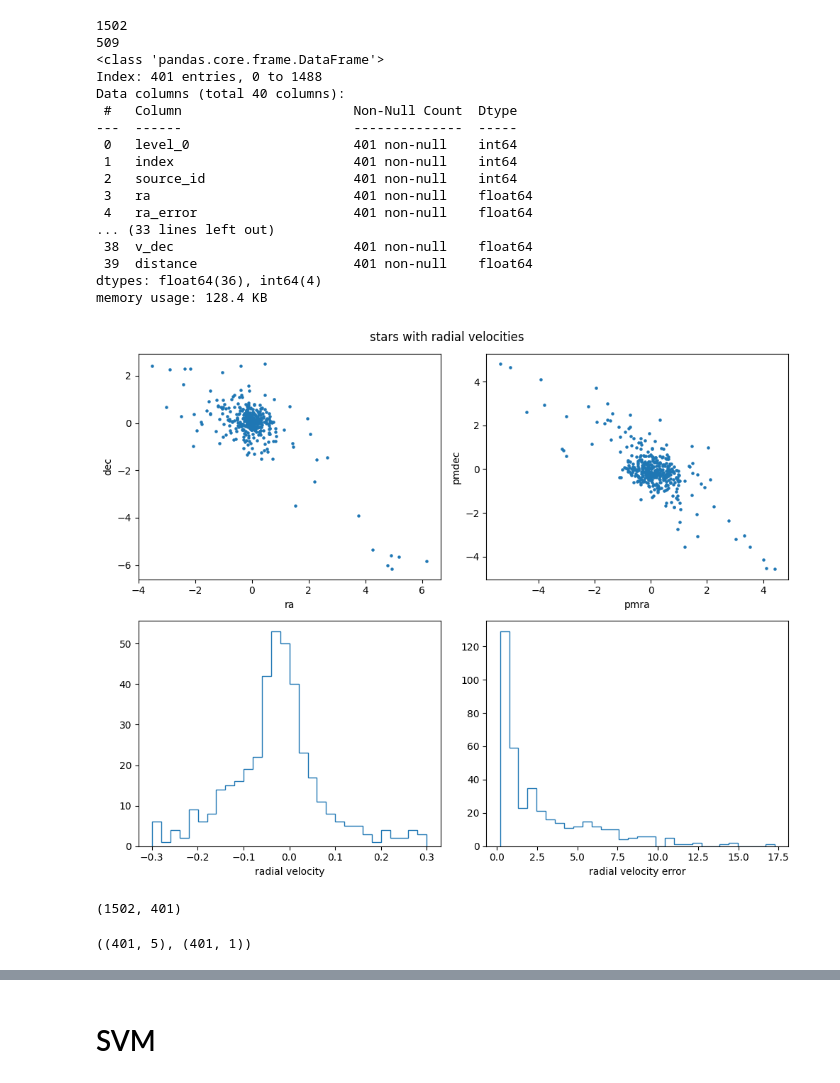
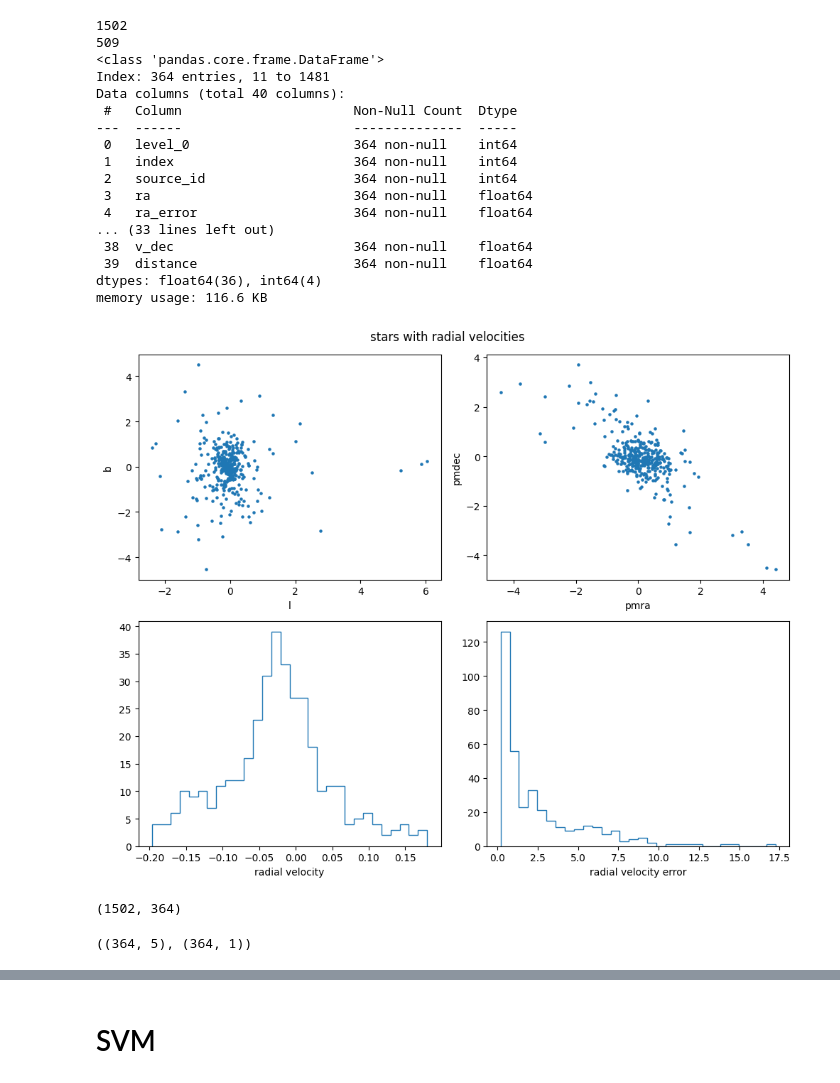
Before and after one commit to stevenalfonso/radial-velocity, a Jupyter notebook: regression_radial_velocity.ipynb, the cells around one changed output, grey strips where cells are left out. Saved outputs shown, nothing was run; the diff lists cells and outputs as text; code cells hidden in the pictures.

```diff
--- a/regression_radial_velocity.ipynb
+++ b/regression_radial_velocity.ipynb
@@ -22,10 +24,13 @@ import statsmodels.api as sm
 # %%
 #cluster_candidates = pd.read_csv('/Users/steven/Documents/CPoint/data/pleiades_candidates.csv')
 cluster_candidates = pd.read_csv('../PleiadesTidalTails/data/clean.csv')
+
 scaler_astrometry = StandardScaler()
 scaler_rv = StandardScaler()
 
-cluster_candidates[['ra','dec','pmra','pmdec','parallax']] = scaler_astrometry.fit_transform(cluster_candidates[['ra','dec','pmra','pmdec','parallax']])
+#cluster_candidates[['ra','dec','pmra','pmdec','parallax']] = scaler_astrometry.fit_transform(cluster_candidates[['ra','dec','pmra','pmdec','parallax']])
+cluster_candidates[['l','b','pmra','pmdec','parallax']] = scaler_astrometry.fit_transform(cluster_candidates[['l','b','pmra','pmdec','parallax']])
+#cluster_candidates[['radial_velocity','radial_velocity_error']] = scaler_rv.fit_transform(cluster_candidates[['radial_velocity','radial_velocity_error']])
 cluster_candidates[['radial_velocity']] = scaler_rv.fit_transform(cluster_candidates[['radial_velocity']])
 
 del cluster_candidates['Unnamed: 0']
@@ -39,70 +44,70 @@ del cluster_candidates['Unnamed: 0']
 print(len(cluster_candidates))
 
 cluster_candidates_rv = cluster_candidates[~cluster_candidates['radial_velocity'].isna()]
-cluster_candidates_rv = cluster_candidates_rv[~cluster_candidates_rv['radial_velocity_error'].isna()]
+#cluster_candidates_rv = cluster_candidates_rv[~cluster_candidates_rv['radial_velocity_error'].isna()]
 print(len(cluster_candidates_rv))
-cluster_candidates_rv = cluster_candidates_rv[(np.abs(cluster_candidates_rv['radial_velocity']) <= 0.3*np.std(cluster_candidates_rv['radial_velocity']))]
+cluster_candidates_rv = cluster_candidates_rv[(np.abs(cluster_candidates_rv['radial_velocity']) <= 0.2*np.std(cluster_candidates_rv['radial_velocity']))]
 cluster_candidates_rv.info()
 # %% [output]
 1502
 509
 <class 'pandas.core.frame.DataFrame'>
-Index: 401 entries, 0 to 1488
+Index: 364 entries, 11 to 1481
 Data columns (total 40 columns):
  #   Column                      Non-Null Count  Dtype
 ---  ------                      --------------  -----
- 0   level_0                     401 non-null    int64
- 1   index                       401 non-null    int64
- 2   source_id                   401 non-null    int64
- 3   ra                          401 non-null    float64
- 4   ra_error                    401 non-null    float64
+ 0   level_0                     364 non-null    int64
+ 1   index                       364 non-null    int64
+ 2   source_id                   364 non-null    int64
+ 3   ra                          364 non-null    float64
+ 4   ra_error                    364 non-null    float64
 ... (33 lines left out)
- 38  v_dec                       401 non-null    float64
- 39  distance                    401 non-null    float64
+ 38  v_dec                       364 non-null    float64
+ 39  distance                    364 non-null    float64
 dtypes: float64(36), int64(4)
-memory usage: 128.4 KB
+memory usage: 116.6 KB
 # %%
 # cluster_candidates_rv[['radial_velocity','radial_velocity_error','ra','dec','pmra','pmdec','parallax']] = \
 #     StandardScaler().fit_transform(cluster_candidates_rv[['radial_velocity','radial_velocity_error','ra','dec','pmra','pmdec','parallax']])
 # %%
 fig, ax = plt.subplots(2,2, figsize=(10,8))
 
 fig.suptitle('stars with radial velocities')
 
-ax[0,0].scatter(cluster_candidates_rv['ra'], cluster_candidates_rv['dec'], s=5)
-ax[0,0].set_xlabel('ra')
-ax[0,0].set_ylabel('dec')
+ax[0,0].scatter(cluster_candidates_rv['l'], cluster_candidates_rv['b'], s=5)
+ax[0,0].set_xlabel('l')
+ax[0,0].set_ylabel('b')
 
 ax[0,1].scatter(cluster_candidates_rv['pmra'], cluster_candidates_rv['pmdec'], s=5)
 ax[0,1].set_xlabel('pmra')
 ax[0,1].set_ylabel('pmdec')
 
 ax[1,0].hist(cluster_candidates_rv['radial_velocity'], bins=30, density=False, histtype='step')
 ax[1,0].set_xlabel('radial velocity')
 
 ax[1,1].hist(cluster_candidates_rv['radial_velocity_error'], bins=30, histtype='step', density=False)
 ax[1,1].set_xlabel('radial velocity error')
 fig.tight_layout()
 plt.show()
 # %% [output]
-[figure, old version]
+[figure, new version]
 # %%
 len(cluster_candidates), len(cluster_candidates_rv)
 # %% [output]
-(1502, 401)
+(1502, 364)
 # %%
 #y_train = np.vstack([y_train, weights_train]).T
 #y_val = np.vstack([y_val, weights_val]).T
 # %%
-x_data = np.array(cluster_candidates_rv[['ra','dec','pmra','pmdec','parallax']])
+#x_data = np.array(cluster_candidates_rv[['ra','dec','pmra','pmdec','parallax']])
 #x_data = np.array(cluster_candidates_rv[['ra','dec','pmra','pmdec']])
-#x_data = np.array(cluster_candidates_rv[['l','b','pmra','pmdec','parallax']])
+x_data = np.array(cluster_candidates_rv[['l','b','pmra','pmdec','parallax']])
 
 #y_data = np.array(cluster_candidates_rv[['radial_velocity','radial_velocity_error']])
 y_data = np.array(cluster_candidates_rv[['radial_velocity']])
 x_data.shape, y_data.shape
 # %% [output]
-((401, 5), (401, 1))
+((364, 5), (364, 1))
 # %%
 x_train, x_test, y_train, y_test = train_test_split(x_data, y_data, test_size=0.4, random_state=42)
 
```
Also changed, not shown: parts of 10 cells of this notebook.
